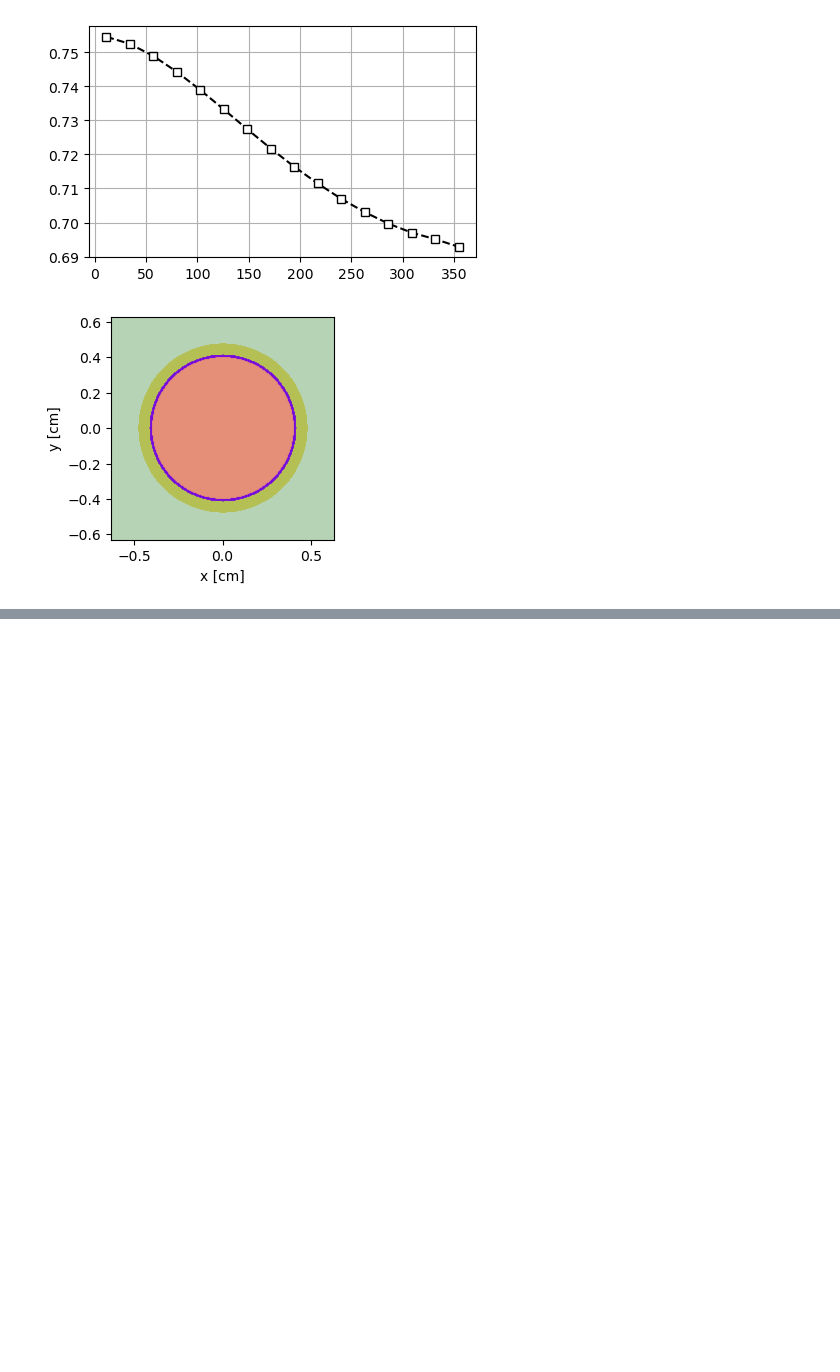
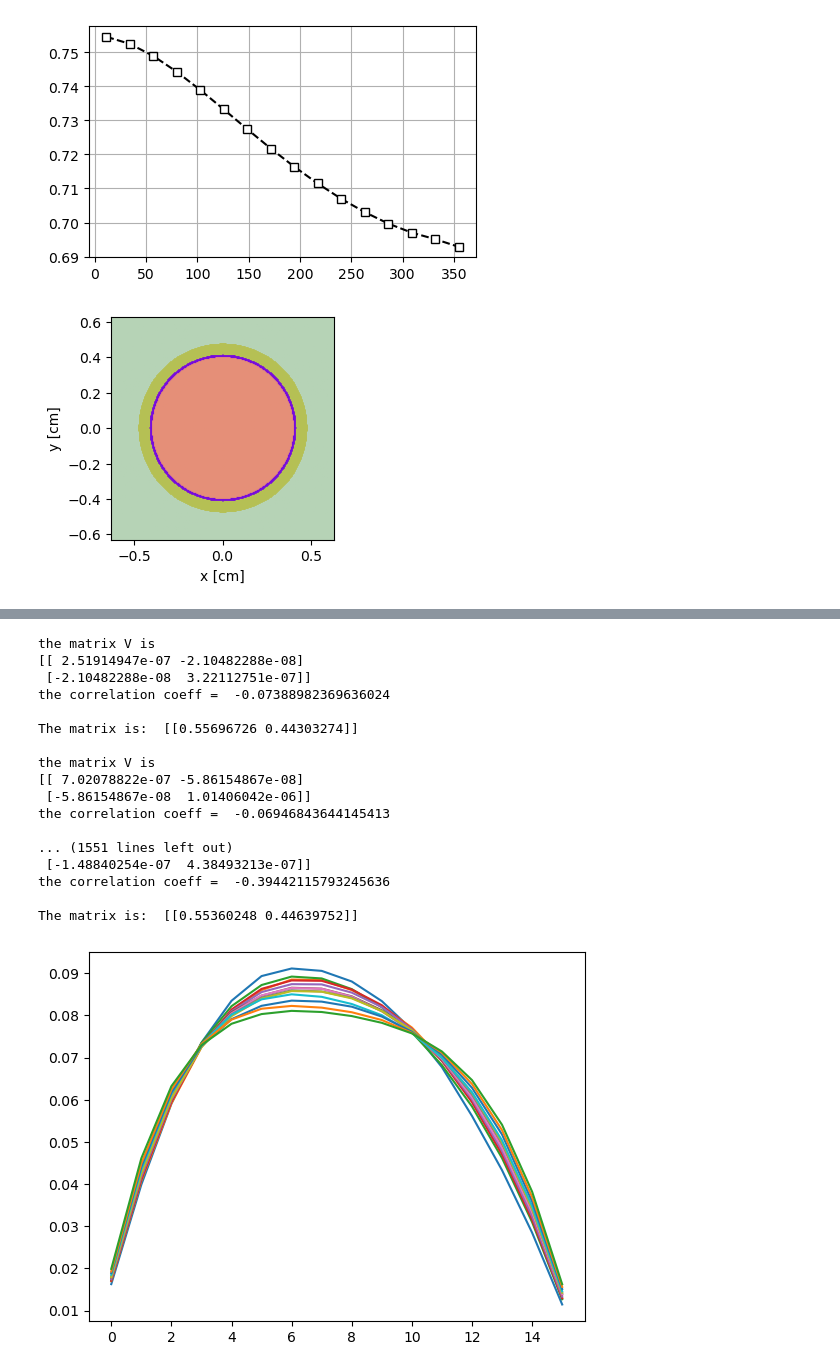
Before and after one commit to jfaulkner31/MonteCarloXenon, a Jupyter notebook: openmc_RIE/rie_simulation/rei.ipynb, the cells around one changed output, grey strips where cells are left out. Cells and saved outputs as stored; diff of their text form; code cells hidden in the pictures; blank space fills up the shorter version.

```diff
--- a/openmc_RIE/rie_simulation/rei.ipynb
+++ b/openmc_RIE/rie_simulation/rei.ipynb
@@ -396,0 +397,59 @@ plt.plot(flux1, 'k-')
+# %%
+regr = Regression()
+with open('results/res_s13_i0.pkl', 'rb') as f:
+  res0 = pkl.load(f)
+with open('results/res_s13_i1.pkl', 'rb') as f:
+  res1 = pkl.load(f)
+res0 = regr.normalize_res(res=res0, val=1.0)
+res1 = regr.normalize_res(res=res1, val=1.0)
+flux0 = regr.get_avg(res0, val=1.0)
+flux1 = regr.get_avg(res1, val=1.0)
+
+I = [flux0, flux1]
+res_list = [res0, res1]
+
+new = []
+coeffs = []
+for f in range(16):
+  flux_f, coef = regr.get_new_I(N=500, start=500, F=res_list, I=I, f=f)
+  new.append(flux_f[0][0])
+  coeffs.append(coef)
+
+for this in range(13):
+  with open(f'results/res_s{this}_i0.pkl', 'rb') as f:
+    res0 = pkl.load(f)
+  with open(f'results/res_s{this}_i1.pkl', 'rb') as f:
+    res1 = pkl.load(f)
+  res0 = regr.normalize_res(res=res0, val=1.0)
+  res1 = regr.normalize_res(res=res1, val=1.0)
+  flux0 = regr.get_avg(res0, val=1.0)
+  flux1 = regr.get_avg(res1, val=1.0)
+
+  I = [flux0, flux1]
+  res_list = [res0, res1]
+
+  new = []
+  coeffs = []
+  for f in range(16):
+    flux_f, coef = regr.get_new_I(N=500, start=500, F=res_list, I=I, f=f)
+    new.append(flux_f[0][0])
+  plt.plot(new)
+# %% [output]
+the matrix V is
+[[ 2.51914947e-07 -2.10482288e-08]
+ [-2.10482288e-08  3.22112751e-07]]
+the correlation coeff =  -0.07388982369636024
+
+The matrix is:  [[0.55696726 0.44303274]]
+
+the matrix V is
+[[ 7.02078822e-07 -5.86154867e-08]
+ [-5.86154867e-08  1.01406042e-06]]
+the correlation coeff =  -0.06946843644145413
+
+... (1551 lines left out)
+ [-1.48840254e-07  4.38493213e-07]]
+the correlation coeff =  -0.39442115793245636
+
+The matrix is:  [[0.55360248 0.44639752]]
+[figure, added]
```
Also changed, not shown: parts of 3 cells of this notebook, 30 other files.
